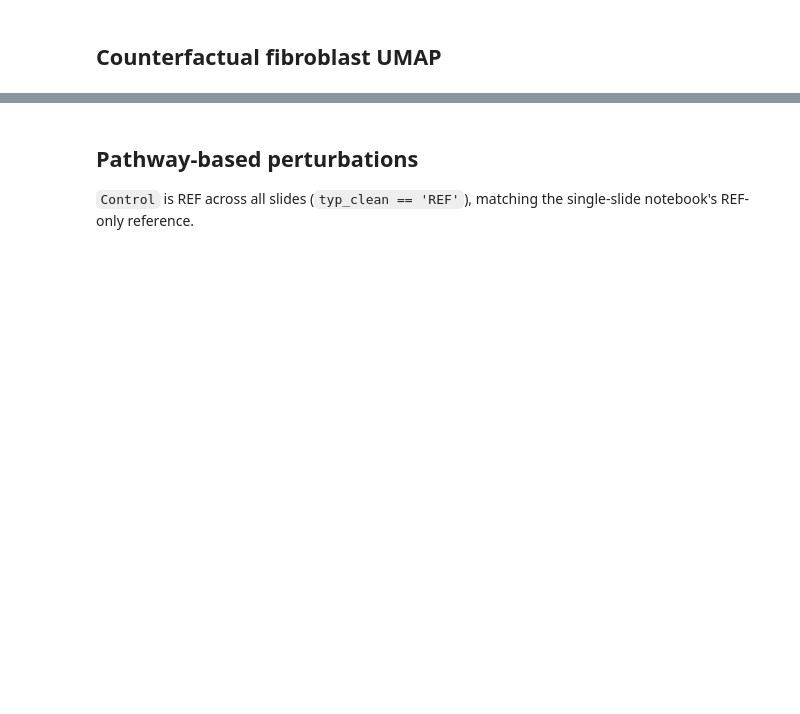
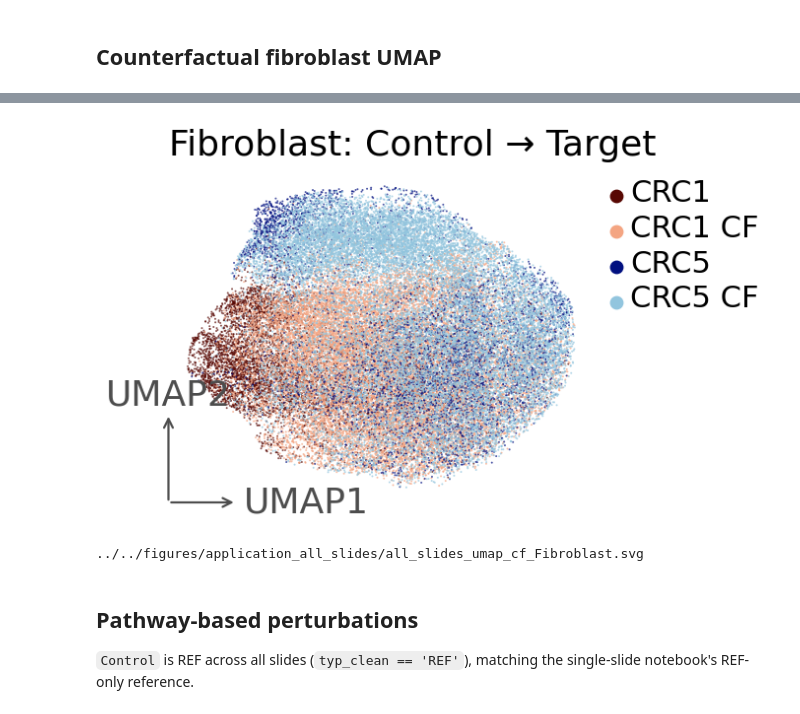
Before and after one commit to PMBio/cellina-reproducibility, a Jupyter notebook: notebooks/application_all_slides/02_pathway_analysis.ipynb, the cells around one changed output, grey strips where cells are left out. Saved outputs shown, nothing was run; the diff lists cells and outputs as text; code cells hidden in the pictures; blank space fills up the shorter version.

```diff
--- a/notebooks/application_all_slides/02_pathway_analysis.ipynb
+++ b/notebooks/application_all_slides/02_pathway_analysis.ipynb
@@ -298,7 +429,7 @@ plot_order = [d for m in SHOW_MODULES for d in (m, f'{m} CF')]
 sub = merged[merged.obs['domain'].isin(plot_order)].copy()
 sub.obs['domain'] = pd.Categorical(sub.obs['domain'], categories=plot_order)
 
-ax = sc.pl.umap(sub, color='domain', palette=palette, show=False, title='',
+ax = sc.pl.umap(sub, color=['domain'], palette=palette, show=False, title='',
                 size=8, alpha=0.7, frameon=False)
 fig = ax.figure
 fig.set_size_inches(6, 4)
@@ -309,33 +440,36 @@ ax.set_ylabel('')
 ax.set_xticks([])
 ax.set_yticks([])
 
 arrow_kw = dict(arrowstyle='->', color='0.3', lw=1.6)
 x0, y0 = ax.get_xlim()[0], ax.get_ylim()[0]
 offset = (ax.get_xlim()[1] - x0) * 0.08
 ax.annotate('', xy=(x0 + offset * 2, y0), xytext=(x0, y0), arrowprops=arrow_kw, annotation_clip=False)
 ax.annotate('', xy=(x0, y0 + offset * 2), xytext=(x0, y0), arrowprops=arrow_kw, annotation_clip=False)
 ax.text(x0 + offset * 2.2, y0, 'UMAP1', fontsize=26, color='0.3', va='center')
 ax.text(x0, y0 + offset * 2.2, 'UMAP2', fontsize=26, color='0.3', ha='center')
 
 legend = ax.get_legend()
 if legend is not None:
     legend.set_title('')
     legend.get_frame().set_linewidth(0)
     legend.get_frame().set_alpha(0)
     for text in legend.get_texts():
         text.set_fontsize(22)
     for handle in legend.legend_handles:
         handle.set_sizes([80])
     legend.set_bbox_to_anchor((1.02, 1))
     legend.set_loc('upper left')
 
 for coll in ax.collections:
     coll.set_rasterized(True)
 
 fig.savefig(f'{FIG}/all_slides_umap_cf_{SELECT_CT}.svg', dpi=300, bbox_inches='tight', transparent=True)
 fig.savefig(f'{FIG}/all_slides_umap_cf_{SELECT_CT}.png', dpi=300, bbox_inches='tight')
 plt.show()
 print(f'{FIG}/all_slides_umap_cf_{SELECT_CT}.svg')
+# %% [output]
+[figure, added]
+../../figures/application_all_slides/all_slides_umap_cf_Fibroblast.svg
 # %% [markdown]
 ## Pathway-based perturbations
 
```
Also changed, not shown: parts of 18 cells of this notebook, 19 other files.
